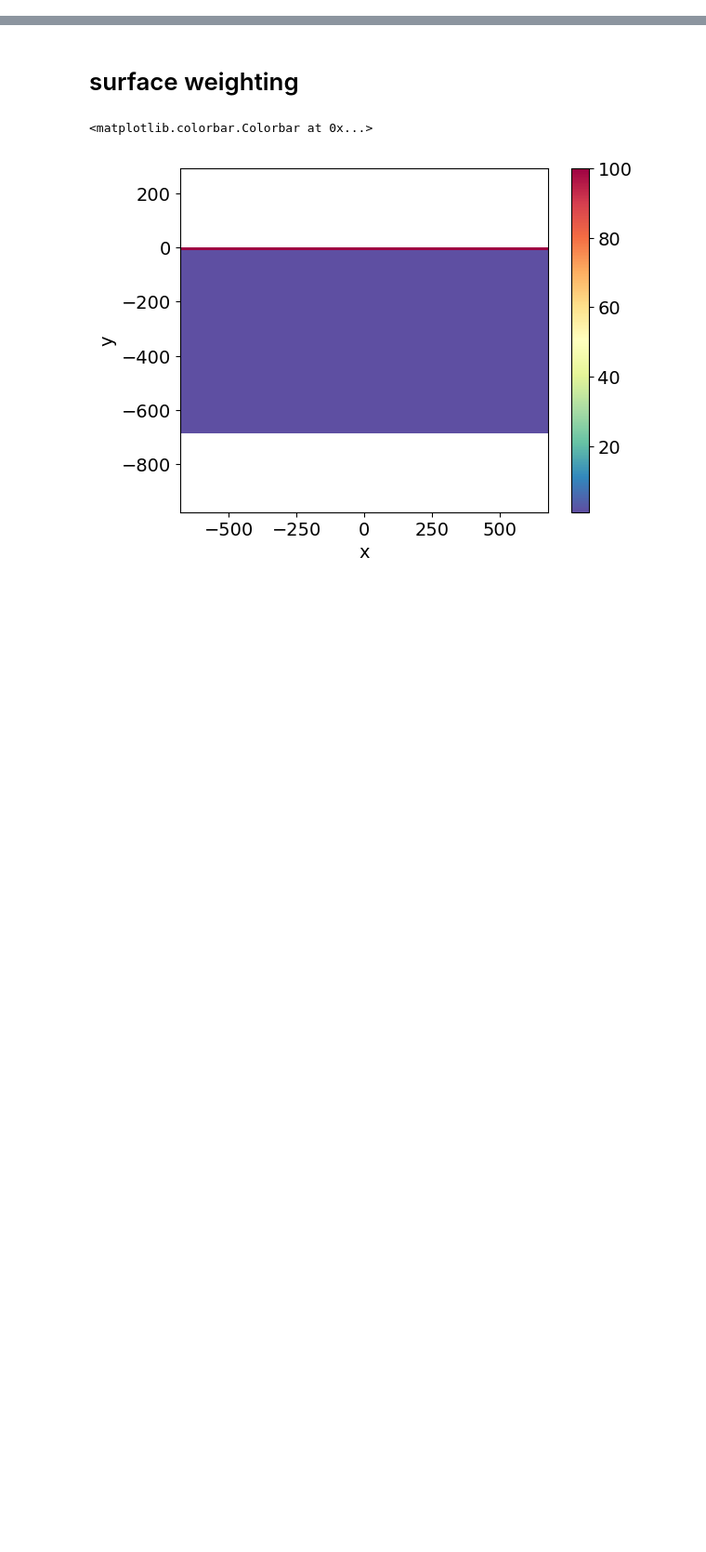
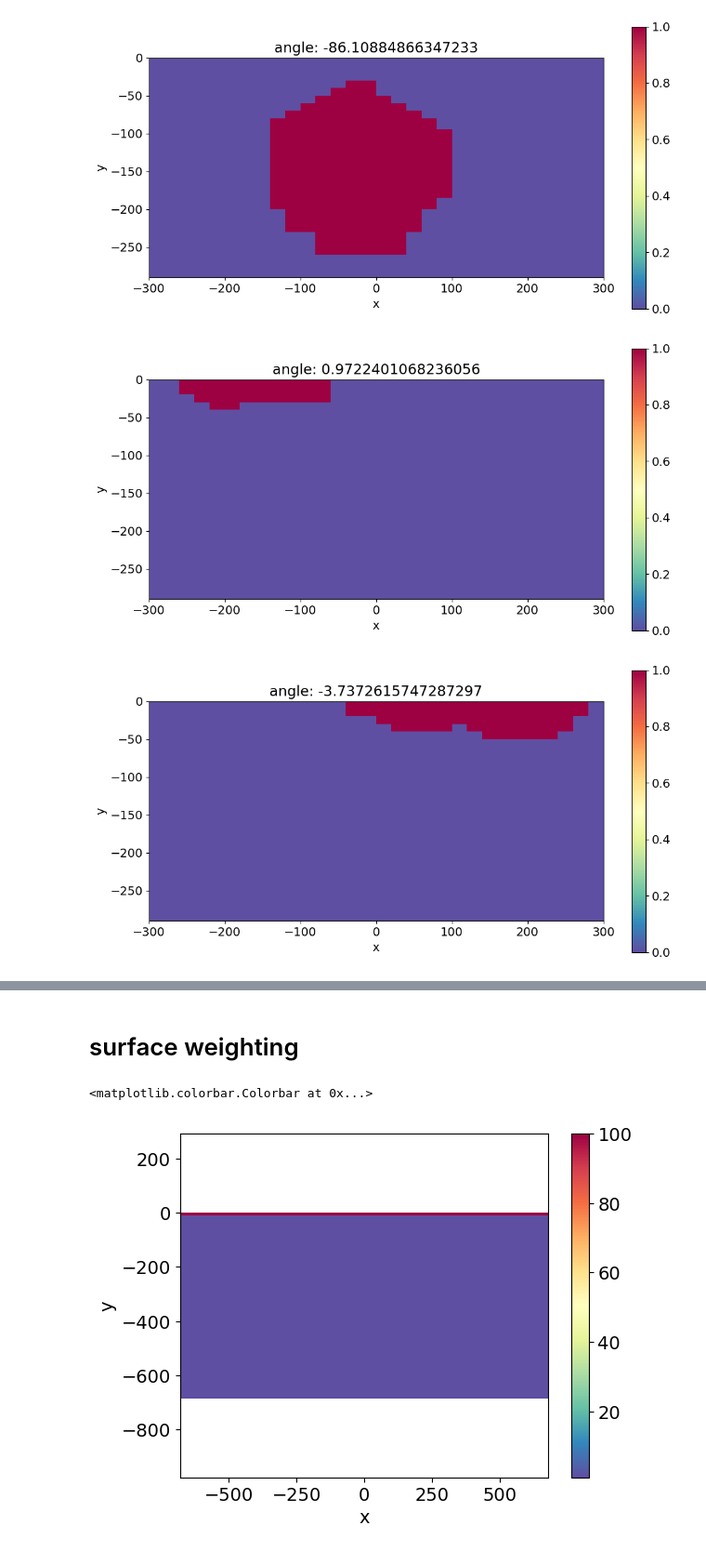
Before and after one commit to JKutt/transformers_segmentation, a Jupyter notebook: geological_segmentation/10-mcdermont_segmentation_experiment.ipynb, the cells around one changed output, grey strips where cells are left out. Shown at 93% size. Cells and saved outputs as stored; diff of their text form; code cells hidden in the pictures; blank space fills up the shorter version.

```diff
--- a/geological_segmentation/10-mcdermont_segmentation_experiment.ipynb
+++ b/geological_segmentation/10-mcdermont_segmentation_experiment.ipynb
@@ -120,0 +187,25 @@ plt.subplots_adjust(hspace=0.5)
+# %%
+import json
+filename = f'/home/juanito/Dropbox/JohnLindsey/geoseg/mcd_iterations_ipseg_segcon/segmentations_{7}.json'
+
+try:
+    with open(filename, 'r') as json_file:
+        content = json.load(json_file)
+except FileNotFoundError:
+    print(f"The file {filename} does not exist.")
+except json.JSONDecodeError:
+    print(f"The file {filename} is not a valid JSON file.")
+except Exception as e:
+    print(f"An error occurred: {e}")
+# %%
+for seg in content['segment']:
+    fig, ax = plt.subplots(1, 1, figsize=(12, 6))
+    mask_1 = np.array([int(value) for value in seg['mask']])
+    dd = meshCore.plot_image(mask_1[actcore], ax=ax, pcolor_opts={'cmap':"Spectral_r"})
+    ax.set_title(f"angle: {seg['orientation']}")
+    plt.colorbar(dd[0])
+    ax.set_aspect('equal')
+# %% [output]
+[figure, added]
+[figure, added]
+[figure, added]
```
Also changed, not shown: parts of 5 cells of this notebook, 3 other files.
